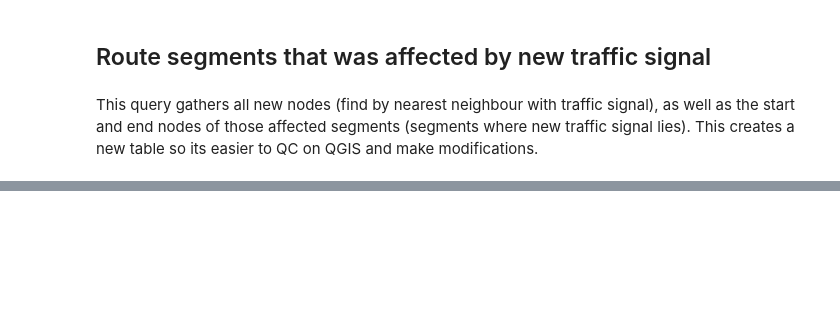
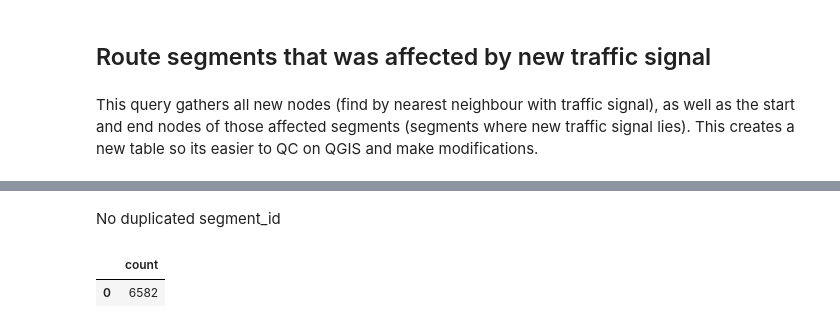
Before and after one commit to CityofToronto/bdit_congestion, a Jupyter notebook: congestion_network_creation/sql/update/notebooks/network_update_2023.ipynb, the cells around one changed output, grey strips where cells are left out. Cells and saved outputs as stored; diff of their text form; code cells hidden in the pictures; blank space fills up the shorter version.

```diff
--- a/congestion_network_creation/sql/update/notebooks/network_update_2023.ipynb
+++ b/congestion_network_creation/sql/update/notebooks/network_update_2023.ipynb
@@ -405,0 +622,13 @@ having 'F' != ALL(array_agg(used));
+# %% [markdown]
+No duplicated segment_id
+# %%
+sql = '''
+select count(1)
+from (select distinct segment_id from congestion.network_segments_23_4)a
+    '''
+with con :
+    nodes = pandasql.read_sql(sql, connection_engine)
+nodes.head()
+# %% [output]
+|  | count |
+| 0 | 6582 |
```
Also changed, not shown: parts of 36 cells of this notebook, 2 other files.
